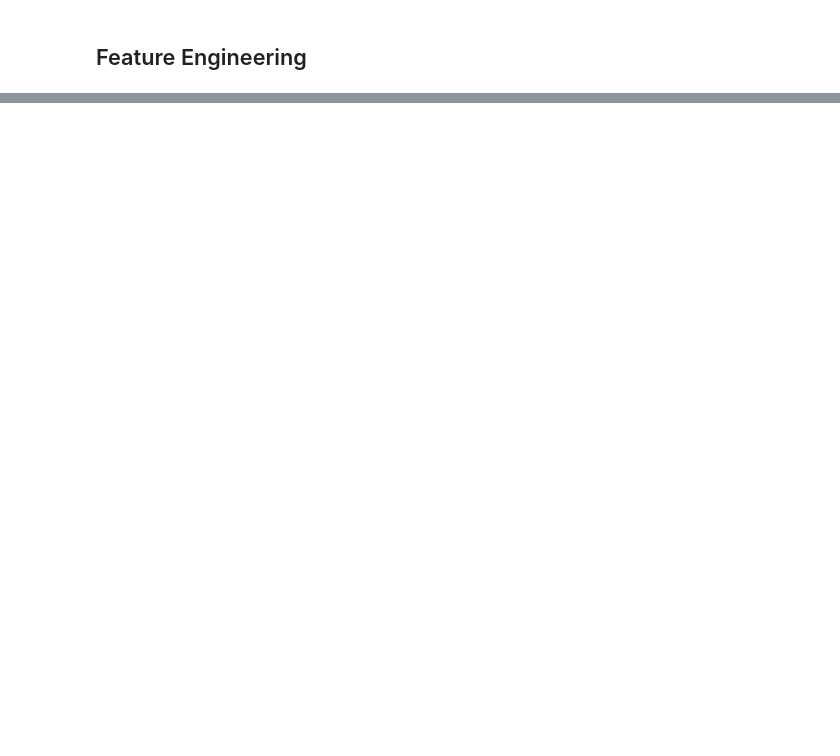
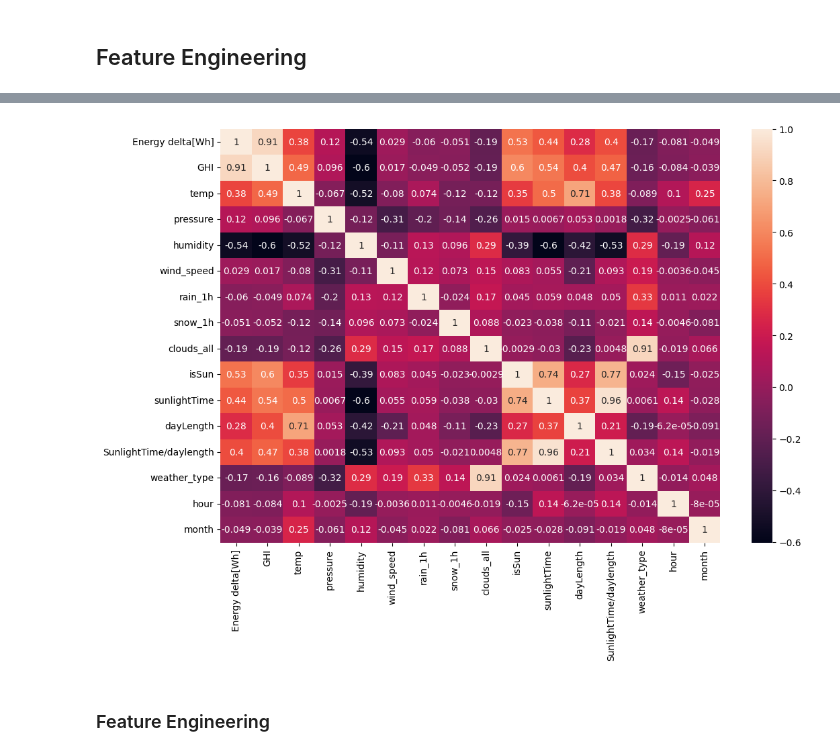
Before and after one commit to KaraniAbdellah/Solar_Energy_Prediction, a Jupyter notebook: explore_renewable_dataset.ipynb, the cells around one changed output, grey strips where cells are left out. Saved outputs shown, nothing was run; the diff lists cells and outputs as text; code cells hidden in the pictures; blank space fills up the shorter version.

```diff
--- a/explore_renewable_dataset.ipynb
+++ b/explore_renewable_dataset.ipynb
@@ -135,3 +239,29 @@ plt.show()
+# %%
+# Visual the Correlation
+'''
+    - Correlation: Relation between two varaibles (X increase so Y increase or ....)
+    - Covaraince: How two varaibles change together (direction [move together or opposite])
+
+    - Why:
+        - Detect multicollinearity: If feature high correlated [problem for RLM]
+        - No Linear Model Does not Affect by Correlation
+
+    - Description:
+        - Big Correlation (|r| >= 0.7): (Energy, GHI)
+        - Meduim Correlation (0.3 <= |r| < 0.7): ...
+        - Small Correlation (|r| < 0.3): ...
+
+    - For Multiple Linear Regression:
+        - We need to handle part of two varaibles high correlated ????
+'''
+plt.figure(figsize=(12, 8))
+df_without_time = df.drop(["Time"], axis=1)
+sns.heatmap(df_without_time.corr(), annot=True)
+plt.show()
+# %% [output]
+[figure, added]
+# %% [markdown]
+### Feature Engineering
 # %%
 # Handling Unblanced Dataset
 '''
```
Also changed, not shown: parts of 50 cells of this notebook.
